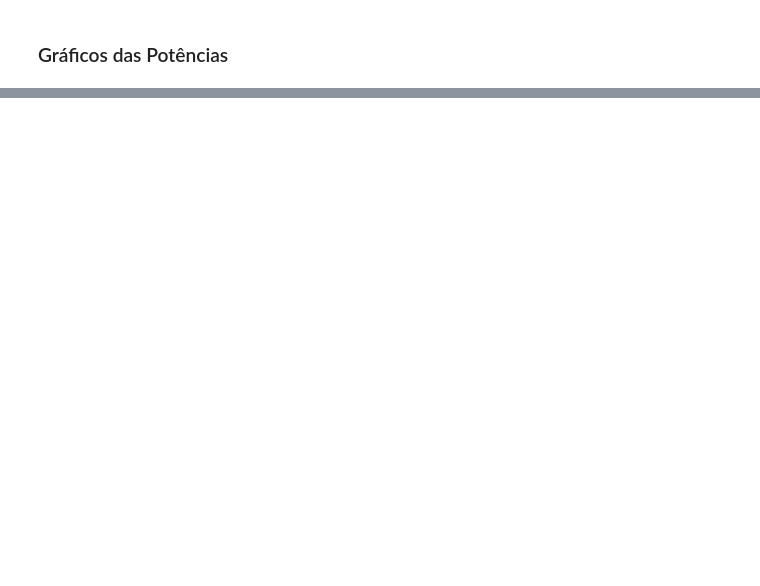
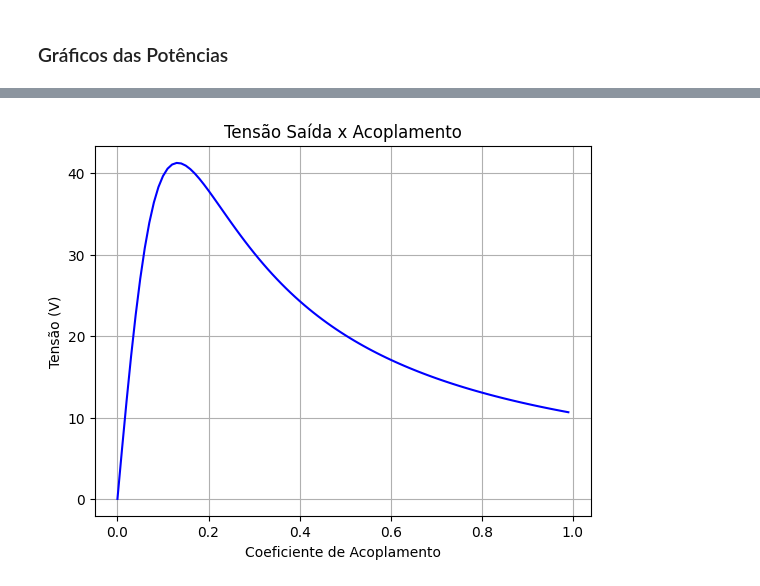
Before and after one commit to PedroPauloMorenoCamargo/Projeto_Eletromag, a Jupyter notebook: Parte_Teorica2.ipynb, the cells around one changed output, grey strips where cells are left out. Cells and saved outputs as stored; diff of their text form; code cells hidden in the pictures; blank space fills up the shorter version.

```diff
--- a/Parte_Teorica2.ipynb
+++ b/Parte_Teorica2.ipynb
@@ -107,0 +137,18 @@ for f in lista_frequencias:
+# %%
+lista_k = np.arange(0,1,0.01)
+lista_v2 = []
+for k in lista_k:
+    w = 2*np.pi*30000
+    I1,I2,IC,V2 = calcula_parametros(w_ref,k)
+    lista_v2.append(V2)
+# %%
+fig = plt.figure()
+ax = fig.add_subplot(111)
+plt.plot(lista_k,np.abs(lista_v2),'b')
+plt.title('Tensão Saída x Acoplamento')
+plt.ylabel("Tensão (V)")
+plt.xlabel("Coeficiente de Acoplamento")
+plt.grid(True)
+plt.show()
+# %% [output]
+[figure, added]
```
Also changed, not shown: parts of 6 cells of this notebook.
